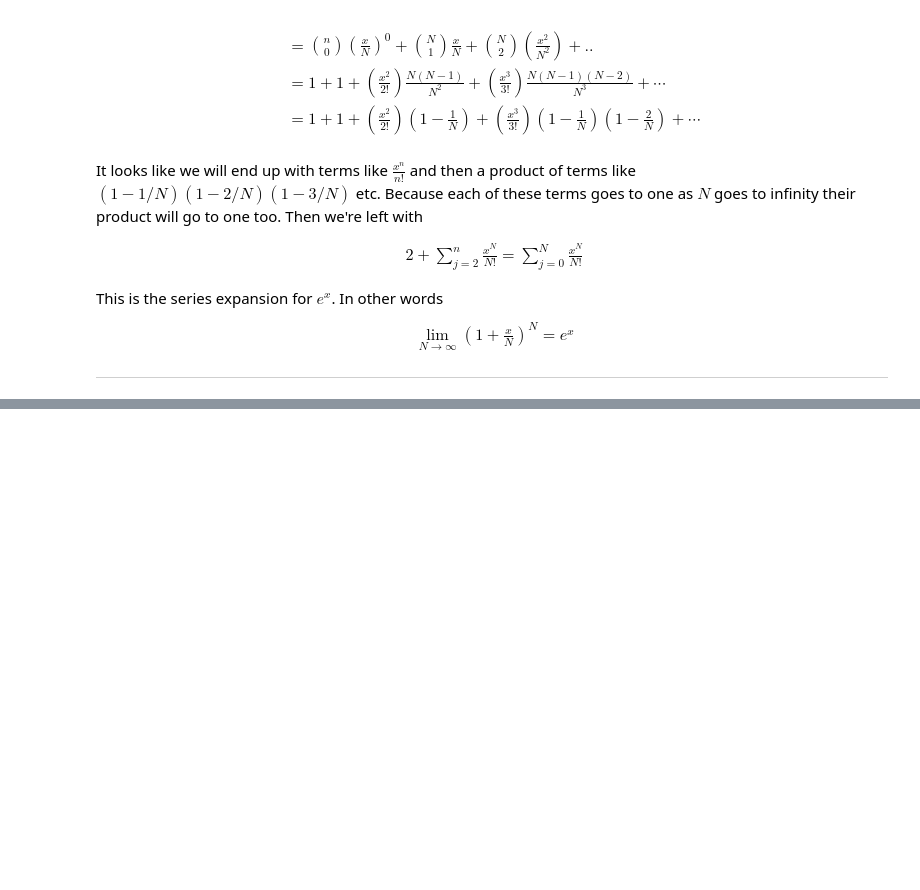
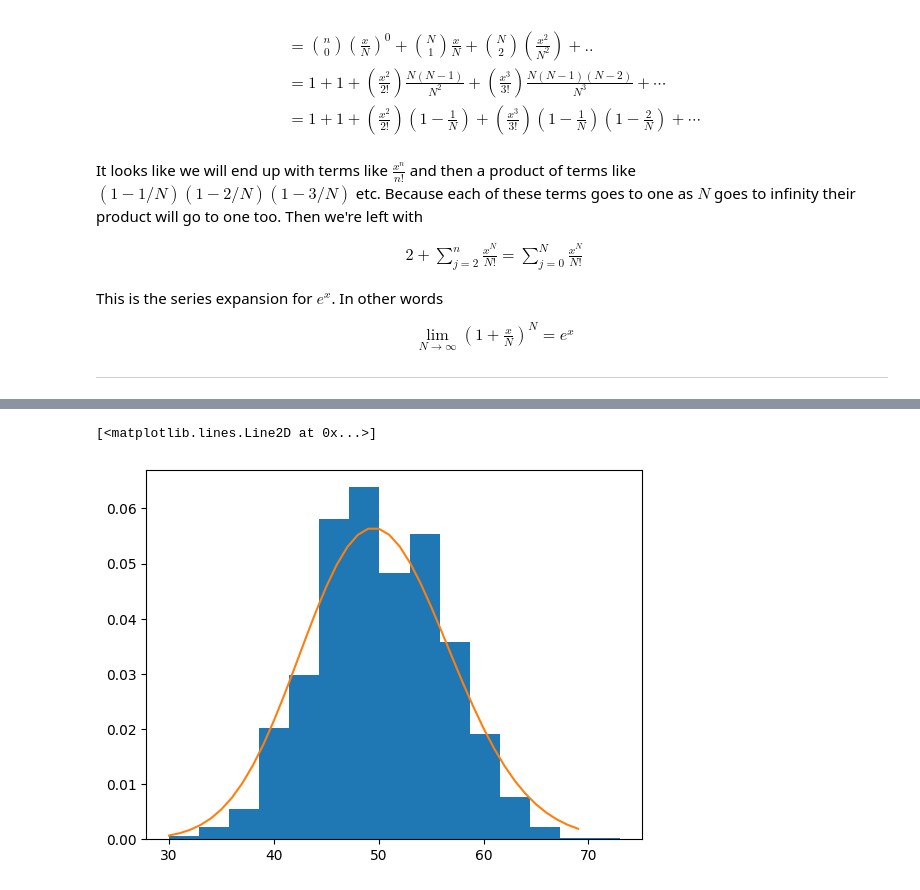
Before and after one commit to computationalUncertaintyLab/dexp_book, a Jupyter notebook: Bernoulli_Binomial_Poisson.ipynb, the cells around one changed output, grey strips where cells are left out. Drawn from its saved outputs; the diff is of its cells as text; code cells hidden in the pictures; blank space fills up the shorter version.

```diff
--- a/Bernoulli_Binomial_Poisson.ipynb
+++ b/Bernoulli_Binomial_Poisson.ipynb
@@ -450 +450,23 @@ That is, if we cut the interval $[0,\tau]$ into $N$ pieces of length $\delta t$
 \end{align}
+# %%
+
+interval = (0,10)
+interval = interval[1] - interval[0]
+deltat   = 1./20
+rate = 5
+
+bern_approx = []
+for nsim in range(2000):
+    s = 0 #<--Sum of bernoullis
+    for _ in range( int(interval/deltat)  ):
+        s = s+ np.random.binomial(1, deltat*(rate) )
+    bern_approx.append(s)
+
+
+plt.hist(bern_approx,15,density=True)
+support = np.arange(30,70)
+Y = stats.poisson( rate*interval)
+plt.plot( support, Y.pmf(support) )
+# %% [output]
+[<matplotlib.lines.Line2D at 0x...>]
+[figure, added]
```
Also changed, not shown: parts of 1 cell of this notebook.
